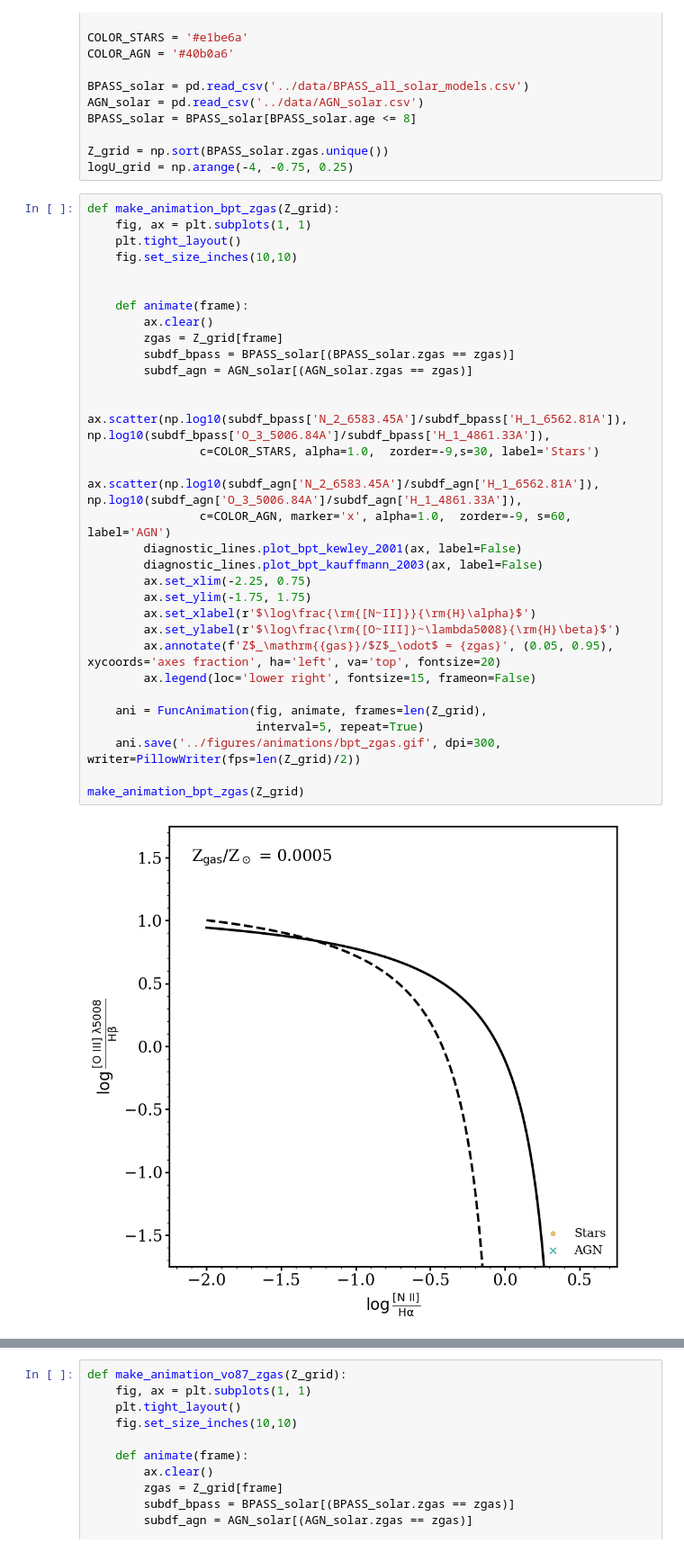
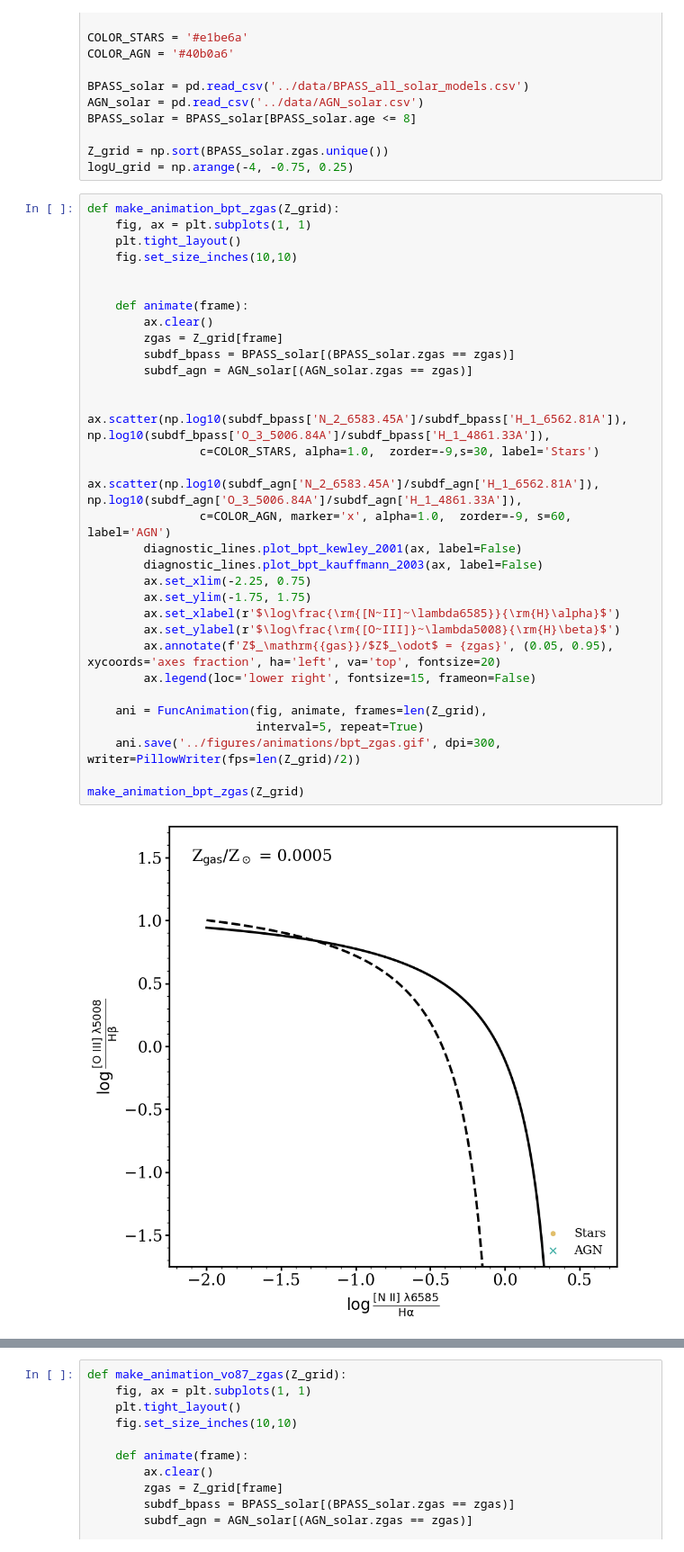
Before and after one commit to njcleri/AR_05558_modeling, a Jupyter notebook: code/model_animations.ipynb, the cells around one changed output, grey strips where cells are left out. Shown: that part at 90% size. Saved outputs shown, nothing was run; the diff lists cells and outputs as text.

```diff
--- a/code/model_animations.ipynb
+++ b/code/model_animations.ipynb
@@ -24,35 +24,35 @@ logU_grid = np.arange(-4, -0.75, 0.25)
 def make_animation_bpt_zgas(Z_grid):
     fig, ax = plt.subplots(1, 1)
     plt.tight_layout()
     fig.set_size_inches(10,10)
 
 
     def animate(frame):
         ax.clear()
         zgas = Z_grid[frame]
         subdf_bpass = BPASS_solar[(BPASS_solar.zgas == zgas)]
         subdf_agn = AGN_solar[(AGN_solar.zgas == zgas)]
 
         ax.scatter(np.log10(subdf_bpass['N_2_6583.45A']/subdf_bpass['H_1_6562.81A']), np.log10(subdf_bpass['O_3_5006.84A']/subdf_bpass['H_1_4861.33A']),
                 c=COLOR_STARS, alpha=1.0,  zorder=-9,s=30, label='Stars')
         ax.scatter(np.log10(subdf_agn['N_2_6583.45A']/subdf_agn['H_1_6562.81A']), np.log10(subdf_agn['O_3_5006.84A']/subdf_agn['H_1_4861.33A']),
                 c=COLOR_AGN, marker='x', alpha=1.0,  zorder=-9, s=60, label='AGN')
         diagnostic_lines.plot_bpt_kewley_2001(ax, label=False)
         diagnostic_lines.plot_bpt_kauffmann_2003(ax, label=False)
         ax.set_xlim(-2.25, 0.75)
         ax.set_ylim(-1.75, 1.75)
-        ax.set_xlabel(r'$\log\frac{\rm{[N~II]}}{\rm{H}\alpha}$')
+        ax.set_xlabel(r'$\log\frac{\rm{[N~II]~\lambda6585}}{\rm{H}\alpha}$')
         ax.set_ylabel(r'$\log\frac{\rm{[O~III]}~\lambda5008}{\rm{H}\beta}$')
         ax.annotate(f'Z$_\mathrm{{gas}}/$Z$_\odot$ = {zgas}', (0.05, 0.95), xycoords='axes fraction', ha='left', va='top', fontsize=20)
         ax.legend(loc='lower right', fontsize=15, frameon=False)
 
     ani = FuncAnimation(fig, animate, frames=len(Z_grid),
                         interval=5, repeat=True)
     ani.save('../figures/animations/bpt_zgas.gif', dpi=300, writer=PillowWriter(fps=len(Z_grid)/2))
 
 make_animation_bpt_zgas(Z_grid)
 # %% [output]
-[figure, old version]
+[figure, new version]
 # %%
 def make_animation_bpt_logU(logU_grid):
     fig, ax = plt.subplots(1, 1)
```
Also changed, not shown: parts of 1 cell of this notebook.
